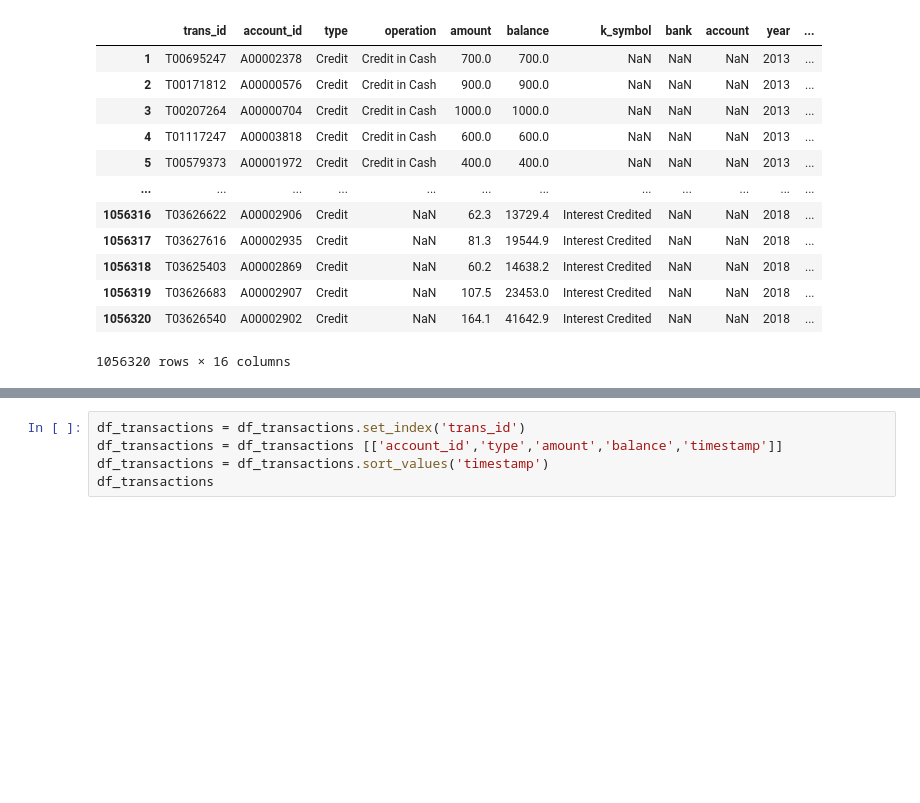
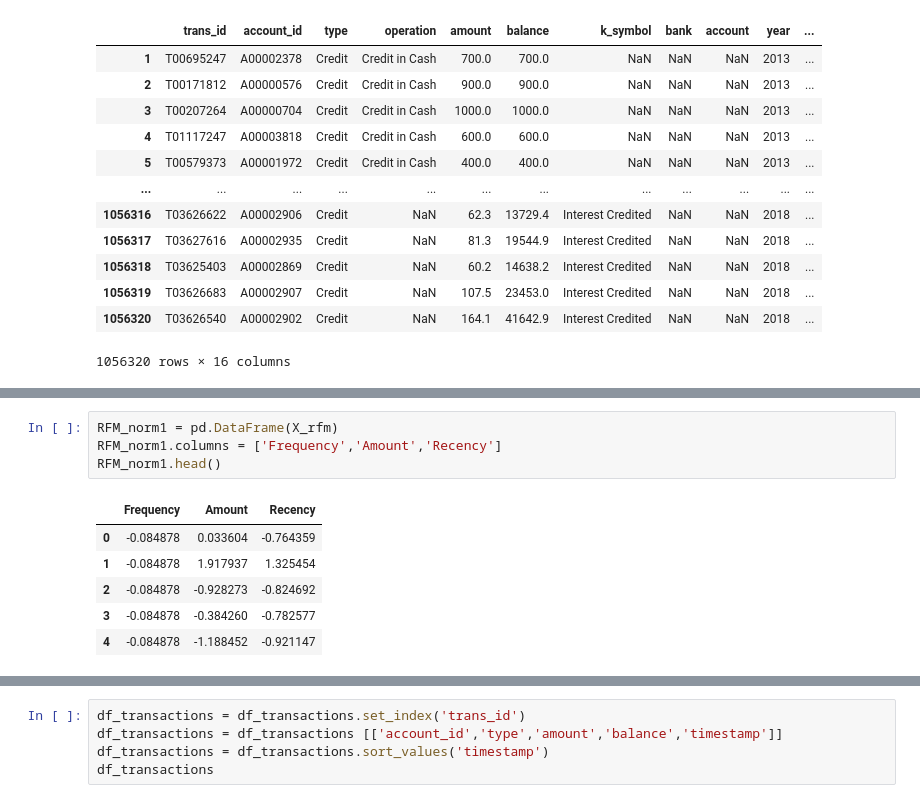
Before and after one commit to ebarkhordar/clustering-of-bank-customers, a Jupyter notebook: clustering_of_bank_customers_using_autoencoder.ipynb, the cells around one changed output, grey strips where cells are left out. Saved outputs shown, nothing was run; the diff lists cells and outputs as text; blank space fills up the shorter version.

```diff
--- a/clustering_of_bank_customers_using_autoencoder.ipynb
+++ b/clustering_of_bank_customers_using_autoencoder.ipynb
@@ -215,0 +261,11 @@ df_transactions
+# %%
+RFM_norm1 = pd.DataFrame(X_rfm)
+RFM_norm1.columns = ['Frequency','Amount','Recency']
+RFM_norm1.head()
+# %% [output]
+|  | Frequency | Amount | Recency |
+| 0 | -0.084878 | 0.033604 | -0.764359 |
+| 1 | -0.084878 | 1.917937 | 1.325454 |
+| 2 | -0.084878 | -0.928273 | -0.824692 |
+| 3 | -0.084878 | -0.384260 | -0.782577 |
+| 4 | -0.084878 | -1.188452 | -0.921147 |
```
Also changed, not shown: parts of 65 cells of this notebook.
